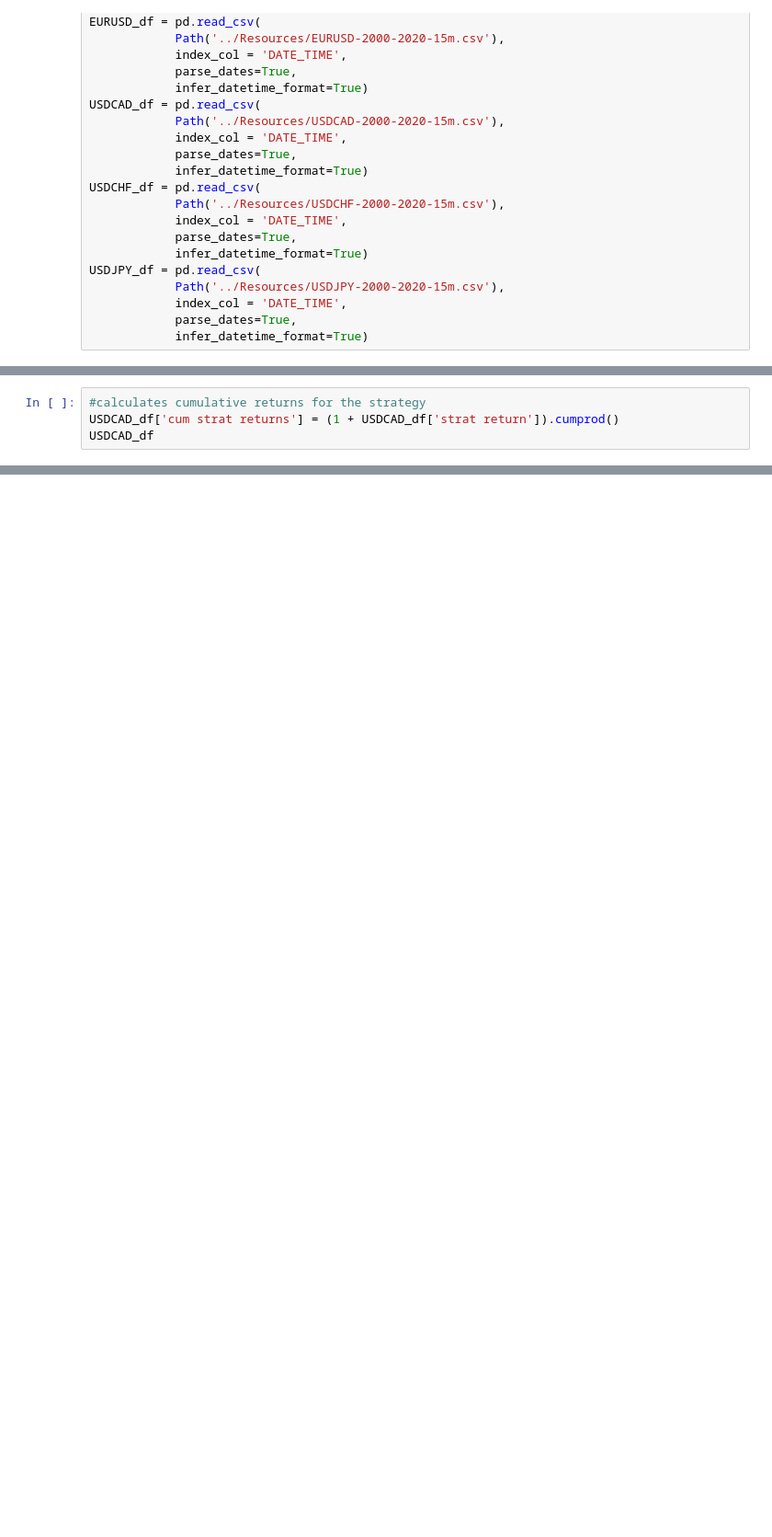
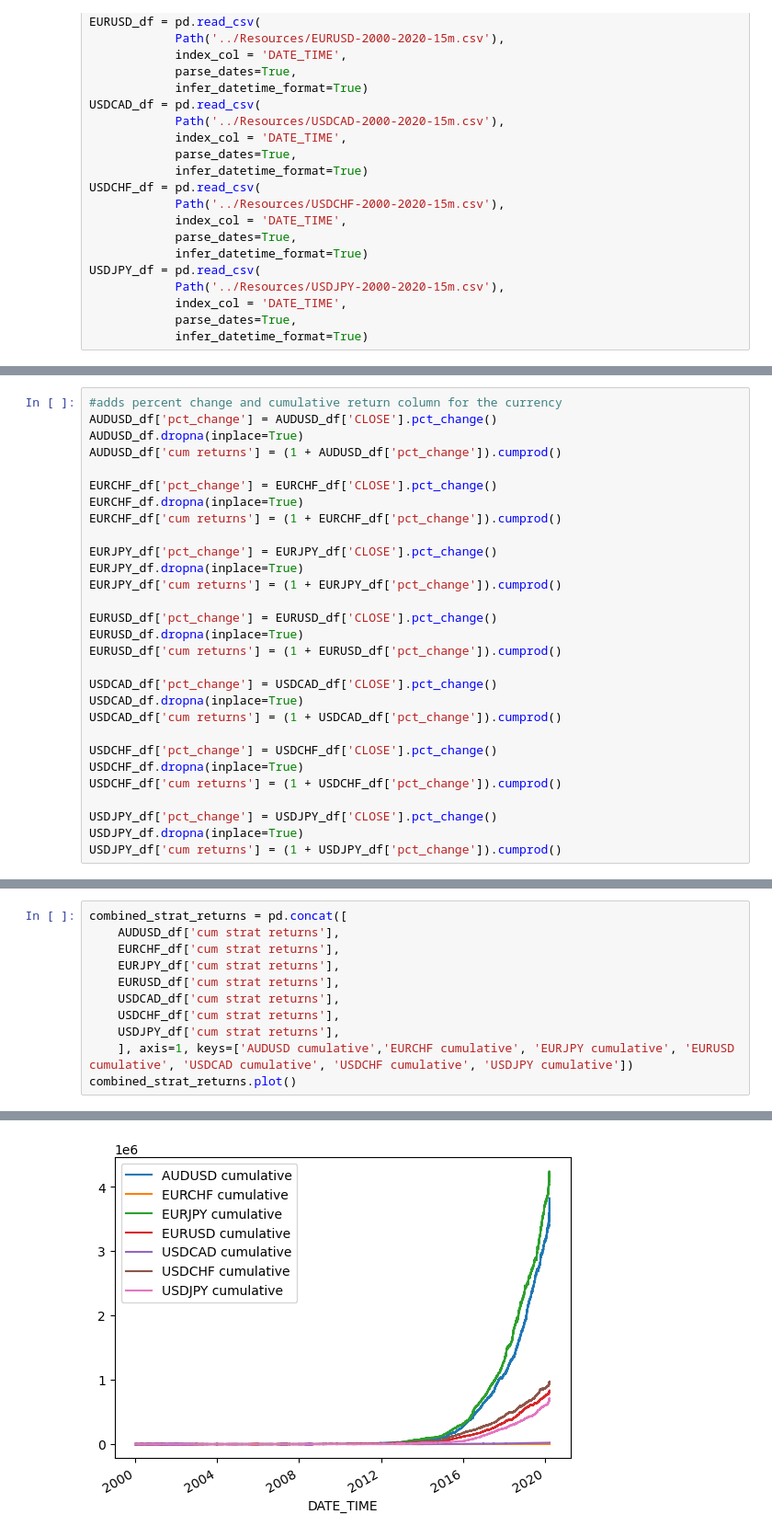
Before and after one commit to halamkim/project_01, a Jupyter notebook: Mike Blanchette/mbcode.ipynb, the cells around one changed output, grey strips where cells are left out. Shown at 92% size. Cells and saved outputs as stored; diff of their text form; blank space fills up the shorter version.

Commit message:
updated code to include all pairs. plot cumulative returns

```diff
--- a/Mike Blanchette/mbcode.ipynb
+++ b/Mike Blanchette/mbcode.ipynb
@@ -75,2 +79,31 @@ USDCAD_df
+# %%
+#adds percent change and cumulative return column for the currency
+AUDUSD_df['pct_change'] = AUDUSD_df['CLOSE'].pct_change()
+AUDUSD_df.dropna(inplace=True)
+AUDUSD_df['cum returns'] = (1 + AUDUSD_df['pct_change']).cumprod()
+
+EURCHF_df['pct_change'] = EURCHF_df['CLOSE'].pct_change()
+EURCHF_df.dropna(inplace=True)
+EURCHF_df['cum returns'] = (1 + EURCHF_df['pct_change']).cumprod()
+
+EURJPY_df['pct_change'] = EURJPY_df['CLOSE'].pct_change()
+EURJPY_df.dropna(inplace=True)
+EURJPY_df['cum returns'] = (1 + EURJPY_df['pct_change']).cumprod()
+
+EURUSD_df['pct_change'] = EURUSD_df['CLOSE'].pct_change()
+EURUSD_df.dropna(inplace=True)
+EURUSD_df['cum returns'] = (1 + EURUSD_df['pct_change']).cumprod()
+
+USDCAD_df['pct_change'] = USDCAD_df['CLOSE'].pct_change()
+USDCAD_df.dropna(inplace=True)
+USDCAD_df['cum returns'] = (1 + USDCAD_df['pct_change']).cumprod()
+
+USDCHF_df['pct_change'] = USDCHF_df['CLOSE'].pct_change()
+USDCHF_df.dropna(inplace=True)
+USDCHF_df['cum returns'] = (1 + USDCHF_df['pct_change']).cumprod()
+
+USDJPY_df['pct_change'] = USDJPY_df['CLOSE'].pct_change()
+USDJPY_df.dropna(inplace=True)
+USDJPY_df['cum returns'] = (1 + USDJPY_df['pct_change']).cumprod()
 # %%
 #Adds long/short column. A 1 indicates the strategy is long and a 0 is short.
@@ -80,5 +146,12 @@ USDCAD_df.dropna(inplace=True)
 # %%
-#calculates cumulative returns for the strategy
-USDCAD_df['cum strat returns'] = (1 + USDCAD_df['strat return']).cumprod()
-USDCAD_df
+combined_strat_returns = pd.concat([
+    AUDUSD_df['cum strat returns'],
+    EURCHF_df['cum strat returns'],
+    EURJPY_df['cum strat returns'],
+    EURUSD_df['cum strat returns'],
+    USDCAD_df['cum strat returns'],
+    USDCHF_df['cum strat returns'],
+    USDJPY_df['cum strat returns'],
+    ], axis=1, keys=['AUDUSD cumulative','EURCHF cumulative', 'EURJPY cumulative', 'EURUSD cumulative', 'USDCAD cumulative', 'USDCHF cumulative', 'USDJPY cumulative'])
+combined_strat_returns.plot()
 # %% [output]
@@ -98,0 +159 @@ USDCAD_df
+[figure, added]
```
Also changed, not shown: parts of 4 cells of this notebook.
